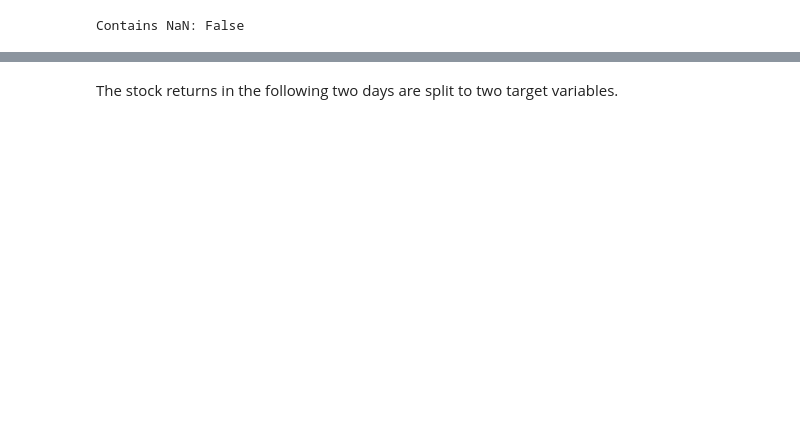
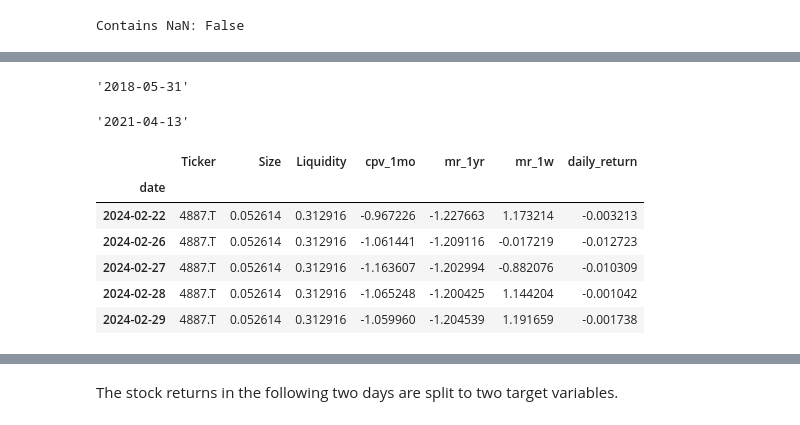
Before and after one commit to RosaGao/equities-project, a Jupyter notebook: xgboost-v1.ipynb, the cells around one changed output, grey strips where cells are left out. Drawn from its saved outputs; the diff is of its cells as text; code cells hidden in the pictures; blank space fills up the shorter version.

```diff
--- a/xgboost-v1.ipynb
+++ b/xgboost-v1.ipynb
@@ -119,0 +79,24 @@ train_df.tail()
+# %%
+train_end = df.index.unique()[int(len(df.index.unique()) * 0.7)]
+train_end
+# %% [output]
+'2018-05-31'
+# %%
+val_end = df.index.unique()[int(len(df.index.unique()) * 0.85)]
+val_end
+# %% [output]
+'2021-04-13'
+# %%
+train_df  = df[df.index <= train_end].copy()
+valid_df  = df[(df.index > train_end) & (df.index <= val_end)].copy()
+test_df   = df[df.index > val_end].copy()
+
+test_df.tail()
+# %% [output]
+|  | Ticker | Size | Liquidity | cpv_1mo | mr_1yr | mr_1w | daily_return |
+| date |  |  |  |  |  |  |  |
+| 2024-02-22 | 4887.T | 0.052614 | 0.312916 | -0.967226 | -1.227663 | 1.173214 | -0.003213 |
+| 2024-02-26 | 4887.T | 0.052614 | 0.312916 | -1.061441 | -1.209116 | -0.017219 | -0.012723 |
+| 2024-02-27 | 4887.T | 0.052614 | 0.312916 | -1.163607 | -1.202994 | -0.882076 | -0.010309 |
+| 2024-02-28 | 4887.T | 0.052614 | 0.312916 | -1.065248 | -1.200425 | 1.144204 | -0.001042 |
+| 2024-02-29 | 4887.T | 0.052614 | 0.312916 | -1.059960 | -1.204539 | 1.191659 | -0.001738 |
```
Also changed, not shown: parts of 26 cells of this notebook, 1 other file.
